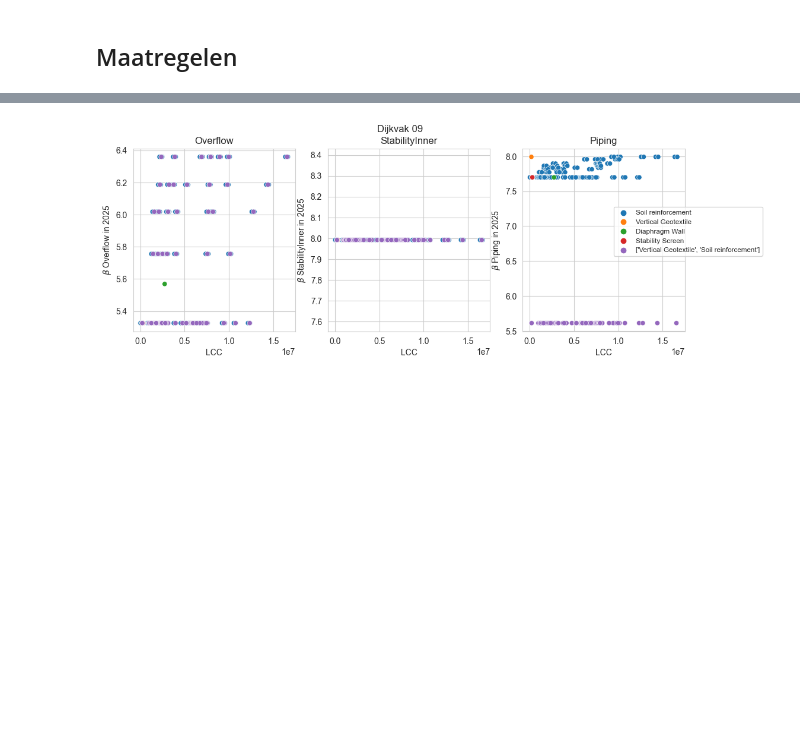
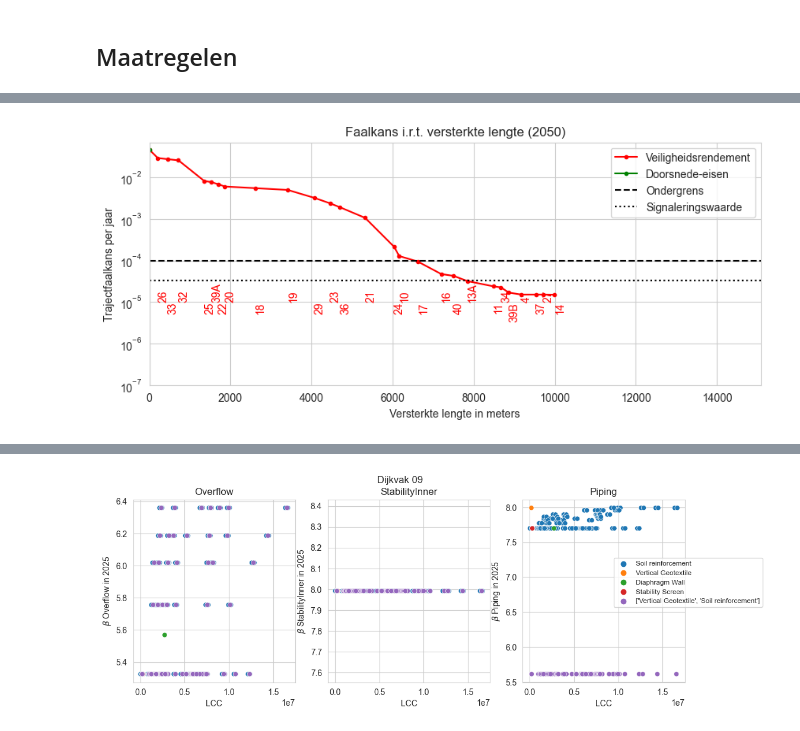
Before and after one commit to Deltares/VRSuiteUtils, a Jupyter notebook: postprocessing/Analyse 16-1.ipynb, the cells around one changed output, grey strips where cells are left out. Cells and saved outputs as stored; diff of their text form; code cells hidden in the pictures; blank space fills up the shorter version.

```diff
--- a/postprocessing/Analyse 16-1.ipynb
+++ b/postprocessing/Analyse 16-1.ipynb
@@ -90,5 +87,4 @@ plt.savefig(results_dir.joinpath(run,'extra_resultaten','beoordeling_2025_beta.p
 # %%
-mechanisms = {'Overflow':'Overslag', 'StabilityInner':'Stabiliteit', 'Piping':'Piping'}
 shapes = {}
 for mech in mechanisms.keys():
     subset = InitialAssessmentProbabilities.loc[InitialAssessmentProbabilities.mechanism==mech]
@@ -101,6 +97,8 @@ for count, axes in enumerate(ax):
                                                 norm=matplotlib.colors.LogNorm(vmin=1e-7,vmax=1e-2), linewidth=4,legend_kwds={'label':'Faalkans','fmt':'{:.0e}'})
     axes.set_xticklabels([])
     axes.set_yticklabels([])
+    axes.set_ylim(bottom=axes.get_ylim()[0]-1000)
+
     axes.set_title(mechanisms[list(mechanisms.keys())[count]])
     ctx.add_basemap(axes, crs = shapes[list(mechanisms.keys())[count]].crs,source=ctx.providers.Stamen.TonerLite)
 plt.savefig(results_dir.joinpath(run,'extra_resultaten','beoordeling_2025_pf.png'),dpi=300,bbox_inches='tight')
@@ -112,6 +110,8 @@ for count, axes in enumerate(ax):
                                                 norm=matplotlib.colors.LogNorm(vmin=1e-7,vmax=1e-2), linewidth=4,legend_kwds={'label':'Faalkans','fmt':'{:.0e}'})
     axes.set_xticklabels([])
     axes.set_yticklabels([])
+    axes.set_ylim(bottom=axes.get_ylim()[0]-1000)
+
     axes.set_title(mechanisms[list(mechanisms.keys())[count]])
     ctx.add_basemap(axes, crs = shapes[list(mechanisms.keys())[count]].crs,source=ctx.providers.Stamen.TonerLite)
 plt.savefig(results_dir.joinpath(run,'extra_resultaten','beoordeling_2075_pf.png'),dpi=300,bbox_inches='tight')
@@ -122,0 +219,12 @@ plt.savefig(results_dir.joinpath(run,'extra_resultaten','beoordeling_2075_pf.png
+# %%
+#optimale maatregelen
+optimal_measures_vr = pd.read_csv(results_dir.joinpath(run,'TakenMeasures_Optimal_Veiligheidsrendement.csv'),index_col=2)
+#maatregelvolgorde, optie 1: eerste investering als eerste
+taken_measures_vr = pd.read_csv(results_dir.joinpath(run,'TakenMeasures_Veiligheidsrendement.csv'),index_col=0)
+section_order_vr, traject_probs_vr = get_traject_prob_development(optimal_measures_vr,taken_measures_vr)
+# %%
+#optimale maatregelen
+optimal_measures_dsn = pd.read_csv(results_dir.joinpath(run,'FinalMeasures_Doorsnede-eisen.csv'),index_col=2)
+#maatregelvolgorde, optie 1: eerste investering als eerste
+taken_measures_dsn = pd.read_csv(results_dir.joinpath(run,'TakenMeasures_Doorsnede-eisen.csv'),index_col=0)
+section_order_dsn, traject_probs_dsn = get_traject_prob_development(optimal_measures_dsn,taken_measures_dsn,calc_type='Doorsnede-eisen')
@@ -122,0 +294,40 @@ plt.savefig(results_dir.joinpath(run,'extra_resultaten','beoordeling_2075_pf.png
+# %%
+def get_cum_length(section_order,section_lengths):
+    sections_stripped = [item.strip('DV') for item in section_order]
+    cum_lengths = section_lengths.loc[sections_stripped].cumsum()
+    return cum_lengths
+
+year_ind = 3
+year = np.int_(InitialAssessmentBetas.drop(columns=['name','mechanism','Length']).columns.values[year_ind])+2025
+section_lengths = InitialAssessmentBetas.loc[InitialAssessmentBetas.mechanism=='Section'].set_index('name')['Length']
+fig, ax = plt.subplots(figsize=(10,4))
+x_vr = pd.concat([pd.Series([0]), get_cum_length(section_order_vr,section_lengths)])
+x_dsn = pd.concat([pd.Series([0]), get_cum_length(section_order_dsn,section_lengths)])
+ax.plot(x_vr,traject_probs_vr[:,year_ind],label= 'Veiligheidsrendement',color='red',marker='.')
+ax.plot(x_dsn,traject_probs_dsn[:,year_ind],label= 'Doorsnede-eisen',color='green',marker='.')
+ax.hlines(1./10000,0,shapefile.MEAS_END.max(),label='Ondergrens',color='k',linestyle='--')
+
+ax.hlines(1./30000,0,shapefile.MEAS_END.max(),label='Signaleringswaarde',color='k',linestyle=':')
+#text labels vr:
+for count, section in enumerate(section_order_vr,1):
+    if (count % 2) == 0:
+        ax.text(x_vr.iloc[count],1e-5,section.strip('DV'),rotation=90,verticalalignment='top',color='red')
+    else:
+        ax.text(x_vr.iloc[count],1e-5,section.strip('DV'),rotation=90,verticalalignment='bottom',color='red')
+
+#text labels dsn:
+for count, section in enumerate(section_order_dsn,1):
+    if (count % 2) == 0:
+        ax.text(x_dsn.iloc[count],1e-6,section.strip('DV'),rotation=90,verticalalignment='top',color='green')
+    else:
+        ax.text(x_dsn.iloc[count],1e-6,section.strip('DV'),rotation=90,verticalalignment='bottom',color='green')
+ax.set_yscale('log')
+ax.set_xlim(left=0,right=shapefile.MEAS_END.max())
+ax.set_ylim(bottom=1e-7)
+ax.set_title('Faalkans i.r.t. versterkte lengte ({})'.format(year))
+ax.set_ylabel('Trajectfaalkans per jaar')
+ax.set_xlabel('Versterkte lengte in meters')
+ax.legend()
+plt.savefig(results_dir.joinpath(run,'extra_resultaten','versterkte lengte vs faalkans in {}.png'.format(year)),dpi=300,bbox_inches='tight')
+# %% [output]
+[figure, added]
```
Also changed, not shown: parts of 20 cells of this notebook, 2 other files.
